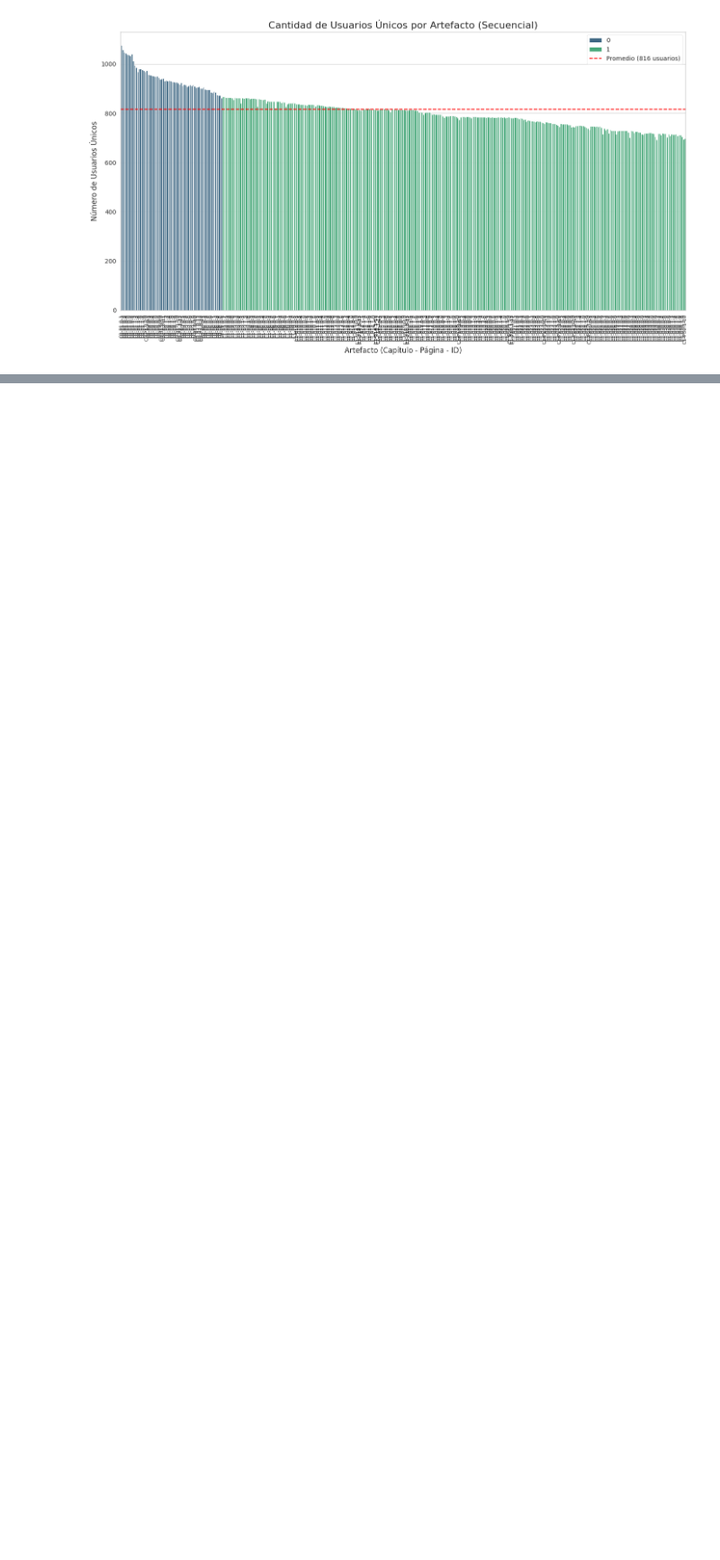
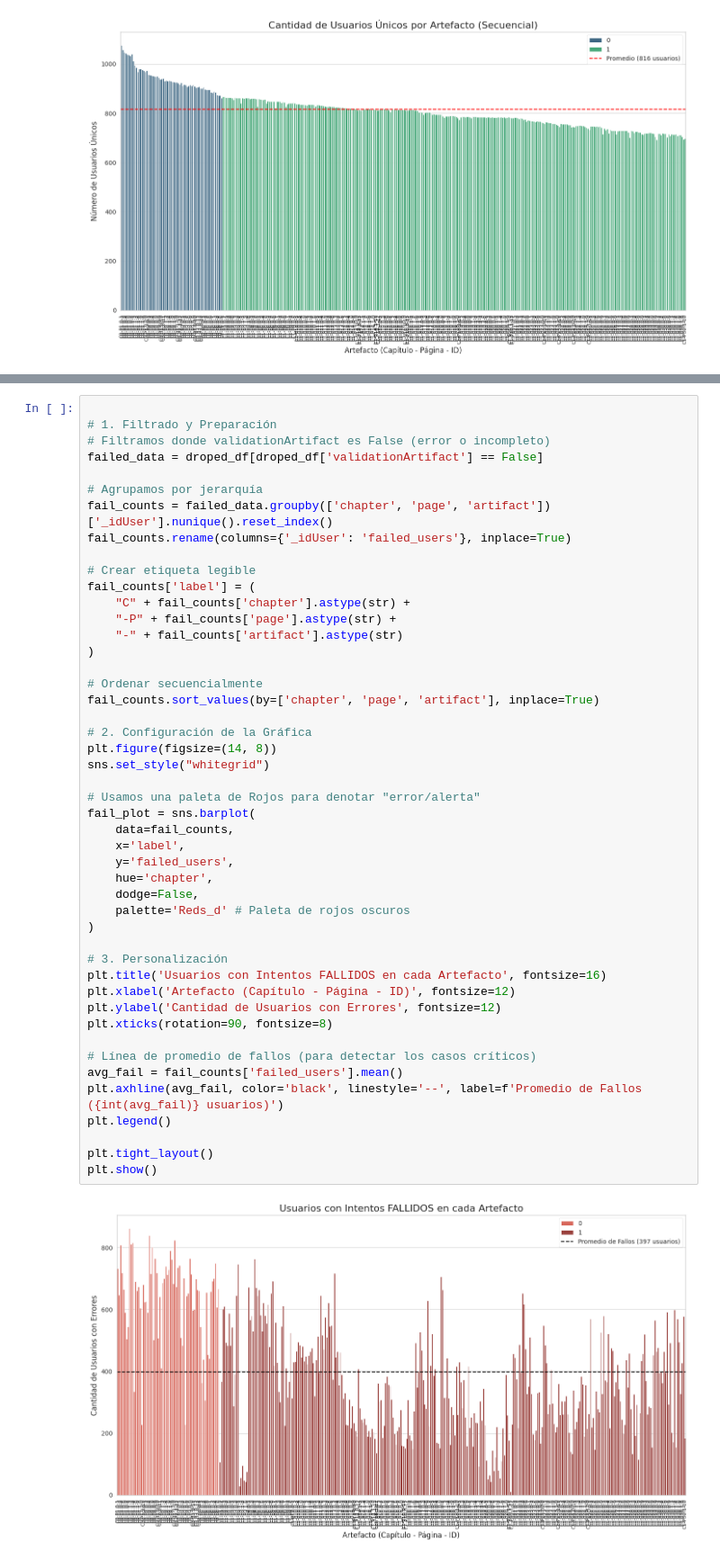
Before and after one commit to freddygl3/CienciaDatos, a Jupyter notebook: Fragateando2.ipynb, the cells around one changed output, grey strips where cells are left out. Shown: that part at 90% size. Cells and saved outputs as stored; diff of their text form; blank space fills up the shorter version.

```diff
--- a/Fragateando2.ipynb
+++ b/Fragateando2.ipynb
@@ -341,0 +387,49 @@ plt.show()
+# %%
+
+# 1. Filtrado y Preparación
+# Filtramos donde validationArtifact es False (error o incompleto)
+failed_data = droped_df[droped_df['validationArtifact'] == False]
+
+# Agrupamos por jerarquía
+fail_counts = failed_data.groupby(['chapter', 'page', 'artifact'])['_idUser'].nunique().reset_index()
+fail_counts.rename(columns={'_idUser': 'failed_users'}, inplace=True)
+
+# Crear etiqueta legible
+fail_counts['label'] = (
+    "C" + fail_counts['chapter'].astype(str) +
+    "-P" + fail_counts['page'].astype(str) +
+    "-" + fail_counts['artifact'].astype(str)
+)
+
+# Ordenar secuencialmente
+fail_counts.sort_values(by=['chapter', 'page', 'artifact'], inplace=True)
+
+# 2. Configuración de la Gráfica
+plt.figure(figsize=(14, 8))
+sns.set_style("whitegrid")
+
+# Usamos una paleta de Rojos para denotar "error/alerta"
+fail_plot = sns.barplot(
+    data=fail_counts,
+    x='label',
+    y='failed_users',
+    hue='chapter',
+    dodge=False,
+    palette='Reds_d' # Paleta de rojos oscuros
+)
+
+# 3. Personalización
+plt.title('Usuarios con Intentos FALLIDOS en cada Artefacto', fontsize=16)
+plt.xlabel('Artefacto (Capítulo - Página - ID)', fontsize=12)
+plt.ylabel('Cantidad de Usuarios con Errores', fontsize=12)
+plt.xticks(rotation=90, fontsize=8)
+
+# Línea de promedio de fallos (para detectar los casos críticos)
+avg_fail = fail_counts['failed_users'].mean()
+plt.axhline(avg_fail, color='black', linestyle='--', label=f'Promedio de Fallos ({int(avg_fail)} usuarios)')
+plt.legend()
+
+plt.tight_layout()
+plt.show()
+# %% [output]
+[figure, added]
```
Also changed, not shown: parts of 4 cells of this notebook.
